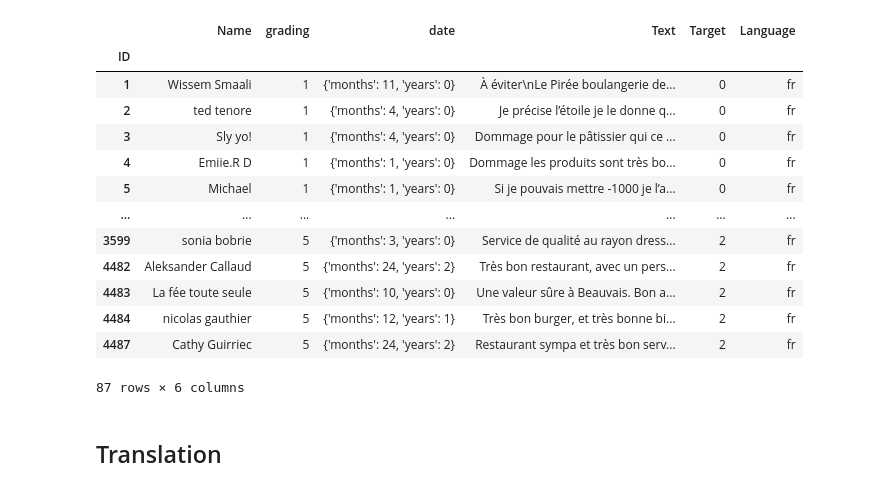
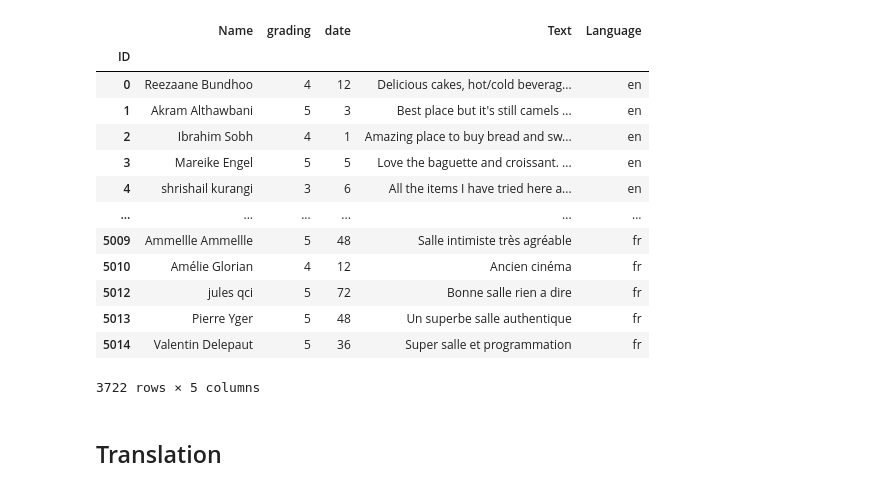
Before and after one commit to ScanVerdict/ScanVerdict-ML, a Jupyter notebook: Sentiment_analysis.ipynb, the cells around one changed output. Drawn from its saved outputs; the diff is of its cells as text; code cells hidden in the pictures.

```diff
--- a/Sentiment_analysis.ipynb
+++ b/Sentiment_analysis.ipynb
@@ -7,7 +7,8 @@ import numpy as np
 # %%
 # Convertir le dictionnaire en DataFrame
 
-df = pd.read_csv('dataset1.csv', sep=';')
+# df = pd.read_csv('dataset1.csv', sep=';')
+df = pd.read_csv('data.csv')
 df = df.dropna()
 
 # Remplacer les valeurs dans grading par des int
@@ -16,52 +17,52 @@ df["grading"] = [int(x[0]) if x[0].isdigit() and "/" not in x else int(5*float(x
 # Remplace date par un dictionnaire {months: number, years: number}
 def transform_date(date):
     weeks_or_days = ['week', 'day', 'semaine', 'jour']
     date_array = date.split()
     if any(word in date_array for word in weeks_or_days):
-        return {'months': 0, 'years': 0}
+        return 0
     elif 'month' in date or 'mois' in date:
         if date_array[0].isdigit():
-            return {'months': int(date_array[0]), 'years': 0}
-        return {'months': 1, 'years': 0}
+            return int(date_array[0])
+        return 1
     elif date_array[0].isdigit():
-        return {'months': int(date_array[0])*12, 'years': int(date_array[0])}
-    return {'months': 12, 'years': 1}
+        return int(date_array[0])*12
+    return 12
 
 df["date"] = df["date"].apply(transform_date)
 
 df.index_name = 'ID'
 # Renommer la colonne d'index en "ID"
 df = df.rename_axis('ID').reset_index()
 df.set_index('ID', inplace=True)
 # Ajouter la colonne Language à la DataFrame
 
 # Pour que les détections soient consistent
 DetectorFactory.seed = 0
 def detect_language(text):
     try:
         return detect(text)
     except LangDetectException:
         return 'unknown'
 
 df['Language'] = df['Text'].apply(detect_language)
 df.drop(df.loc[df['Language'] == 'unknown'].index, inplace=True)
 
 df
 # %% [output]
-|  | Name | grading | date | Text | Target | Language |
-| ID |  |  |  |  |  |  |
-| 1 | Wissem Smaali | 1 | {'months': 11, 'years': 0} | À éviter\nLe Pirée boulangerie de... | 0 | fr |
-| 2 | ted tenore | 1 | {'months': 4, 'years': 0} | Je précise l’étoile je le donne q... | 0 | fr |
-| 3 | Sly yo! | 1 | {'months': 4, 'years': 0} | Dommage pour le pâtissier qui ce ... | 0 | fr |
-| 4 | Emiie.R D | 1 | {'months': 1, 'years': 0} | Dommage les produits sont très bo... | 0 | fr |
-| 5 | Michael | 1 | {'months': 1, 'years': 0} | Si je pouvais mettre -1000 je l’a... | 0 | fr |
-| ... | ... | ... | ... | ... | ... | ... |
-| 3599 | sonia bobrie | 5 | {'months': 3, 'years': 0} | Service de qualité au rayon dress... | 2 | fr |
-| 4482 | Aleksander Callaud | 5 | {'months': 24, 'years': 2} | Très bon restaurant, avec un pers... | 2 | fr |
-| 4483 | La fée toute seule | 5 | {'months': 10, 'years': 0} | Une valeur sûre à Beauvais. Bon a... | 2 | fr |
-| 4484 | nicolas gauthier | 5 | {'months': 12, 'years': 1} | Très bon burger, et très bonne bi... | 2 | fr |
-| 4487 | Cathy Guirriec | 5 | {'months': 24, 'years': 2} | Restaurant sympa et très bon serv... | 2 | fr |
+|  | Name | grading | date | Text | Language |
+| ID |  |  |  |  |  |
+| 0 | Reezaane Bundhoo | 4 | 12 | Delicious cakes, hot/cold beverag... | en |
+| 1 | Akram Althawbani | 5 | 3 | Best place but it's still camels ... | en |
+| 2 | Ibrahim Sobh | 4 | 1 | Amazing place to buy bread and sw... | en |
+| 3 | Mareike Engel | 5 | 5 | Love the baguette and croissant. ... | en |
+| 4 | shrishail kurangi | 3 | 6 | All the items I have tried here a... | en |
+| ... | ... | ... | ... | ... | ... |
+| 5009 | Ammellle Ammellle | 5 | 48 | Salle intimiste très agréable | fr |
+| 5010 | Amélie Glorian | 4 | 12 | Ancien cinéma | fr |
+| 5012 | jules qci | 5 | 72 | Bonne salle rien a dire | fr |
+| 5013 | Pierre Yger | 5 | 48 | Un superbe salle authentique | fr |
+| 5014 | Valentin Delepaut | 5 | 36 | Super salle et programmation | fr |
-87 rows × 6 columns
+3722 rows × 5 columns
 # %% [markdown]
 ## Translation
 # %%
```
Also changed, not shown: parts of 9 cells of this notebook.
